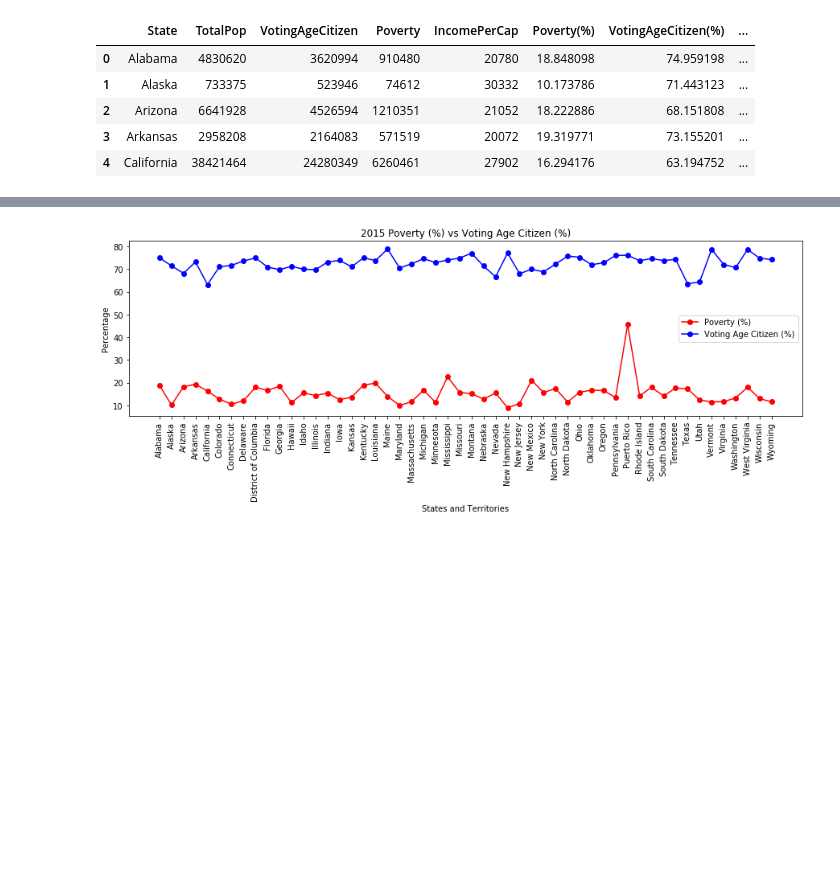
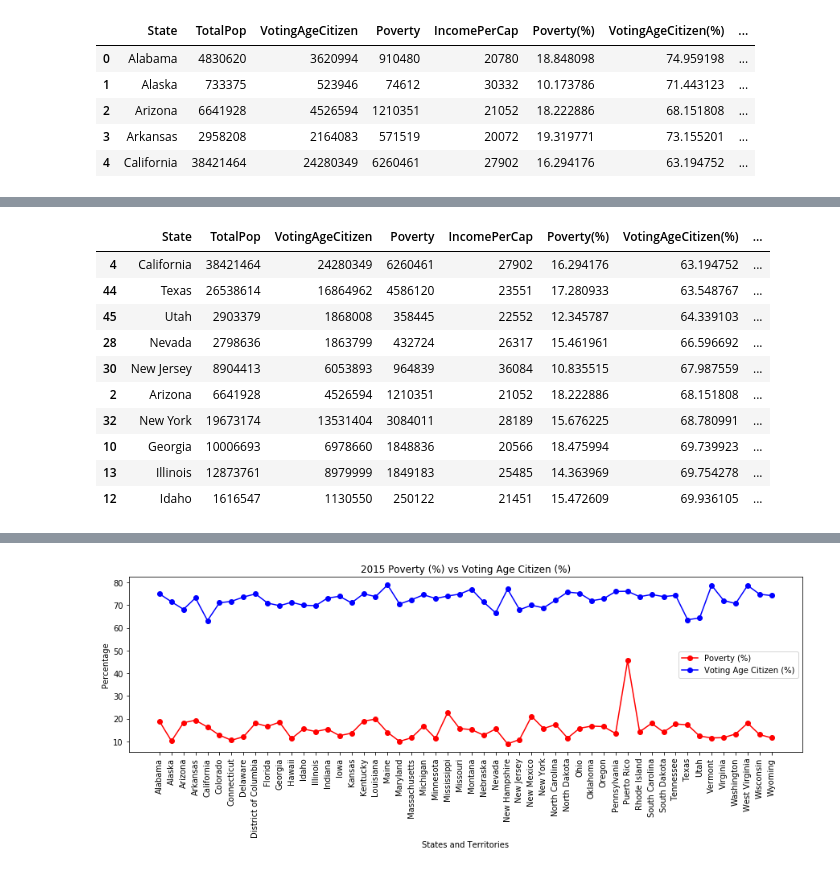
Before and after one commit to charlim26/censusproject, a Jupyter notebook: Kmar_Citizen_Poverty/Citizen_Poverty.ipynb, the cells around one changed output, grey strips where cells are left out. Saved outputs shown, nothing was run; the diff lists cells and outputs as text; code cells hidden in the pictures; blank space fills up the shorter version.

```diff
--- a/Kmar_Citizen_Poverty/Citizen_Poverty.ipynb
+++ b/Kmar_Citizen_Poverty/Citizen_Poverty.ipynb
@@ -61,0 +108,16 @@ state_2015_citpov.head()
+# %%
+# Lowest Voting Age Citizen % 2015
+low_vac_15 = state_2015_citpov.nsmallest(10, "VotingAgeCitizen(%)")
+low_vac_15
+# %% [output]
+|  | State | TotalPop | VotingAgeCitizen | Poverty | IncomePerCap | Poverty(%) | VotingAgeCitizen(%) | ... |
+| 4 | California | 38421464 | 24280349 | 6260461 | 27902 | 16.294176 | 63.194752 | ... |
+| 44 | Texas | 26538614 | 16864962 | 4586120 | 23551 | 17.280933 | 63.548767 | ... |
+| 45 | Utah | 2903379 | 1868008 | 358445 | 22552 | 12.345787 | 64.339103 | ... |
+| 28 | Nevada | 2798636 | 1863799 | 432724 | 26317 | 15.461961 | 66.596692 | ... |
+| 30 | New Jersey | 8904413 | 6053893 | 964839 | 36084 | 10.835515 | 67.987559 | ... |
+| 2 | Arizona | 6641928 | 4526594 | 1210351 | 21052 | 18.222886 | 68.151808 | ... |
+| 32 | New York | 19673174 | 13531404 | 3084011 | 28189 | 15.676225 | 68.780991 | ... |
+| 10 | Georgia | 10006693 | 6978660 | 1848836 | 20566 | 18.475994 | 69.739923 | ... |
+| 13 | Illinois | 12873761 | 8979999 | 1849183 | 25485 | 14.363969 | 69.754278 | ... |
+| 12 | Idaho | 1616547 | 1130550 | 250122 | 21451 | 15.472609 | 69.936105 | ... |
```
Also changed, not shown: parts of 12 cells of this notebook.
